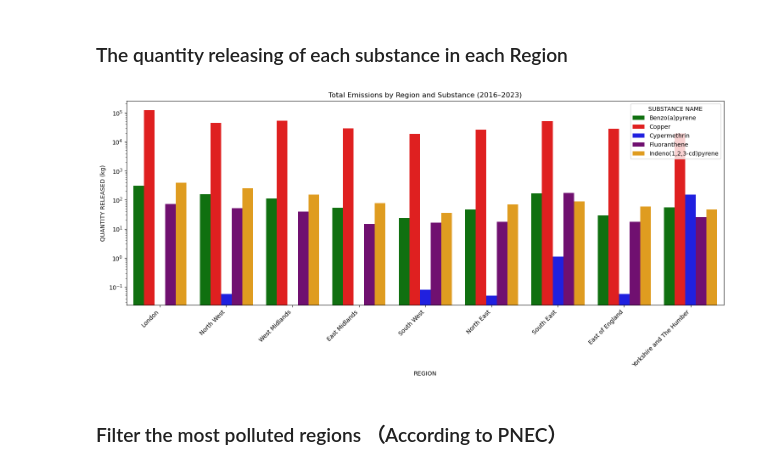
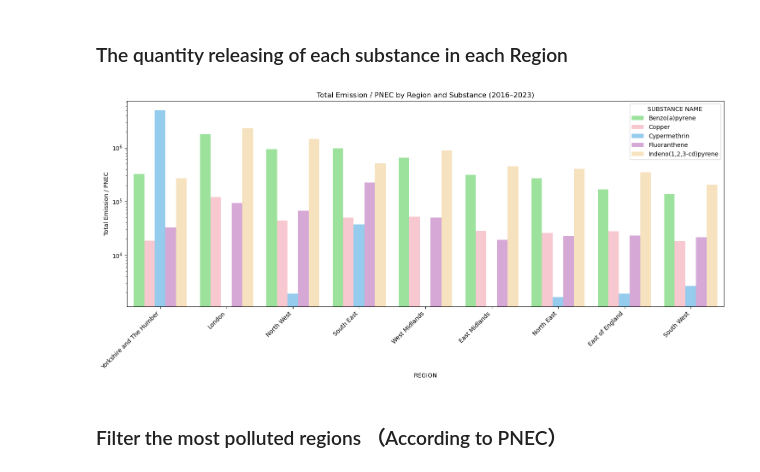
Before and after one commit to Kkkkyf7/DEFRA1, a Jupyter notebook: YifanKe/RegionAnalysis02.ipynb, the cells around one changed output. Saved outputs shown, nothing was run; the diff lists cells and outputs as text; code cells hidden in the pictures.

```diff
--- a/YifanKe/RegionAnalysis02.ipynb
+++ b/YifanKe/RegionAnalysis02.ipynb
@@ -7,13 +7,21 @@ import numpy as np
 # %%
 # target top 5 sustance
 substance_colors = {
-    "Fluoranthene": "purple",
-    "Copper": "red",
-    "Indeno(1,2,3-cd)pyrene": "orange",
-    "Benzo(a)pyrene": "green",
-    "Cypermethrin": "blue",
+    "Fluoranthene": "plum",
+    "Copper": "pink",
+    "Indeno(1,2,3-cd)pyrene": "moccasin",
+    "Benzo(a)pyrene": "lightgreen",
+    "Cypermethrin": "lightskyblue",
 }
 target_substances = list(substance_colors.keys())
+
+pnec_values = {
+    "Indeno(1,2,3-cd)pyrene": 0.00017,
+    "Benzo(a)pyrene": 0.00017,
+    "Cypermethrin": 3e-05,
+    "Fluoranthene": 0.000762,
+    "Copper": 1.0,
+}
 
 data_files = {
     2016: "Dataset_v4/d16_v4.csv",
@@ -52,35 +60,52 @@ df_all = pd.concat(all_data, ignore_index=True)
 # %% [markdown]
 ### The quantity releasing of each substance in each Region
 # %%
-# Aggregate the total emissions by Region
-region_totals = df.groupby("REGION")["QUANTITY RELEASED (kg)"].sum().sort_values(ascending=False)
+import matplotlib.pyplot as plt
+import seaborn as sns
 
-# Obtain the sorted order of regions
-sorted_regions = region_totals.index.tolist()
+# PNEC 值
+pnec_values = {
+    "Indeno(1,2,3-cd)pyrene": 0.00017,
+    "Benzo(a)pyrene": 0.00017,
+    "Cypermethrin": 3e-05,
+    "Fluoranthene": 0.000762,
+    "Copper": 1.0,
+}
 
+# 分组汇总排放量
 grouped_bar = (
     df_all.groupby(["REGION", "SUBSTANCE NAME"])["QUANTITY RELEASED (kg)"]
     .sum()
     .reset_index()
 )
 
+# 添加 PNEC 和 归一化排放指标
+grouped_bar["PNEC"] = grouped_bar["SUBSTANCE NAME"].map(pnec_values)
+grouped_bar["NORMALIZED EMISSION"] = grouped_bar["QUANTITY RELEASED (kg)"] / grouped_bar["PNEC"]
+
+# ✅ 重新按 NORMALIZED EMISSION 总量对 REGION 排序
+region_severity = grouped_bar.groupby("REGION")["NORMALIZED EMISSION"].sum().sort_values(ascending=False)
+sorted_regions = region_severity.index.tolist()
+
+# 绘图
 plt.figure(figsize=(15, 7))
 sns.barplot(
     data=grouped_bar,
     x="REGION",
-    y="QUANTITY RELEASED (kg)",
+    y="NORMALIZED EMISSION",
     hue="SUBSTANCE NAME",
     order=sorted_regions,
     palette=substance_colors
 )
-plt.yscale("log")  # Using logarithmic coordinates
+plt.yscale("log")
 plt.xticks(rotation=45, ha="right")
-plt.title("Total Emissions by Region and Substance (2016–2023)")
+plt.title("Total Emission / PNEC by Region and Substance (2016–2023)")
+plt.ylabel("Total Emission / PNEC")
 plt.tight_layout()
-plt.savefig("RegionAnalysis/region_substance_grouped_bar.png", dpi=300)
+plt.savefig("RegionAnalysis/region_substance_grouped_bar_sorted_by_normalized.png", dpi=300)
 plt.show()
 # %% [output]
-[figure, old version]
+[figure, new version]
 # %% [markdown]
 ### Filter the most polluted regions （According to PNEC）
 # %%
```
Also changed, not shown: parts of 1 cell of this notebook.
